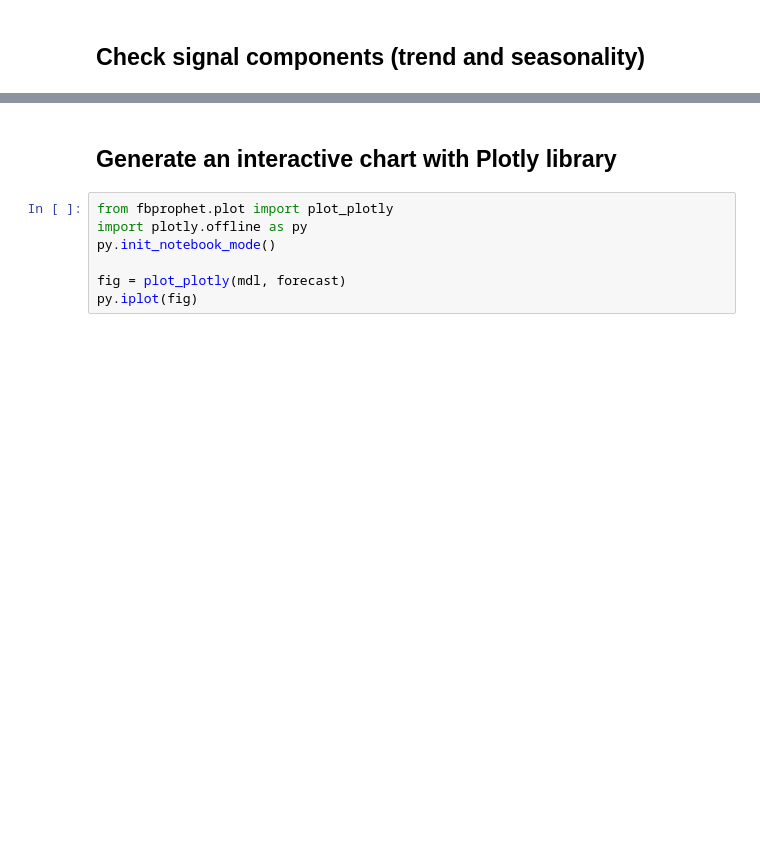
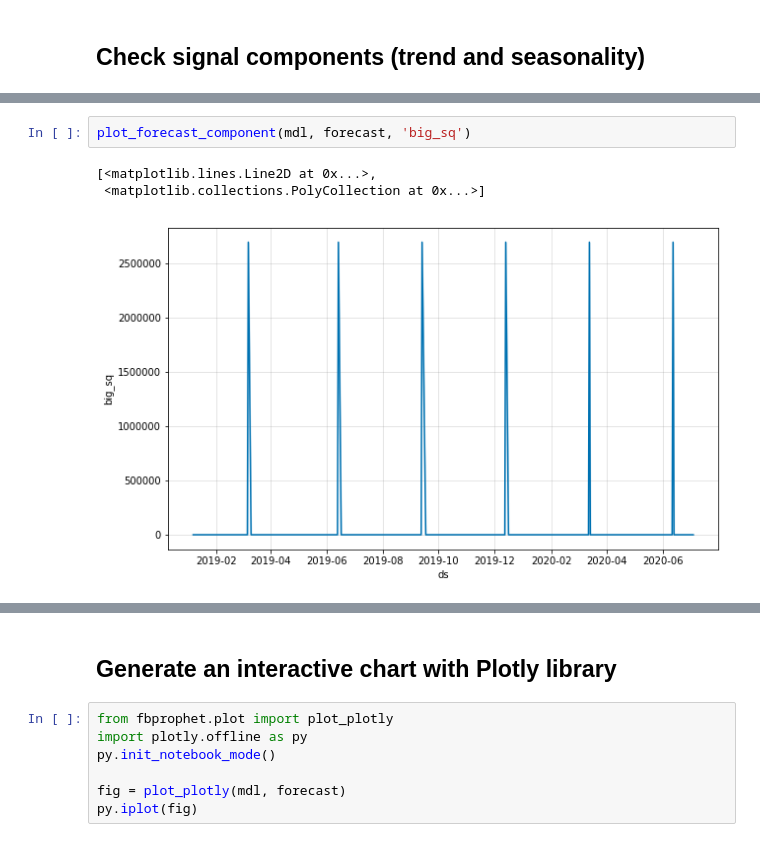
Before and after one commit to dmitryaleks/ml-trading, a Jupyter notebook: models/prophet/traded-volume-forecasting.ipynb, the cells around one changed output, grey strips where cells are left out. Drawn from its saved outputs; the diff is of its cells as text; blank space fills up the shorter version.

```diff
--- a/models/prophet/traded-volume-forecasting.ipynb
+++ b/models/prophet/traded-volume-forecasting.ipynb
@@ -68,0 +115,6 @@ fig2 = mdl.plot_components(forecast)
+# %%
+plot_forecast_component(mdl, forecast, 'big_sq')
+# %% [output]
+[<matplotlib.lines.Line2D at 0x...>,
+ <matplotlib.collections.PolyCollection at 0x...>]
+[figure, added]
```
Also changed, not shown: parts of 14 cells of this notebook.
